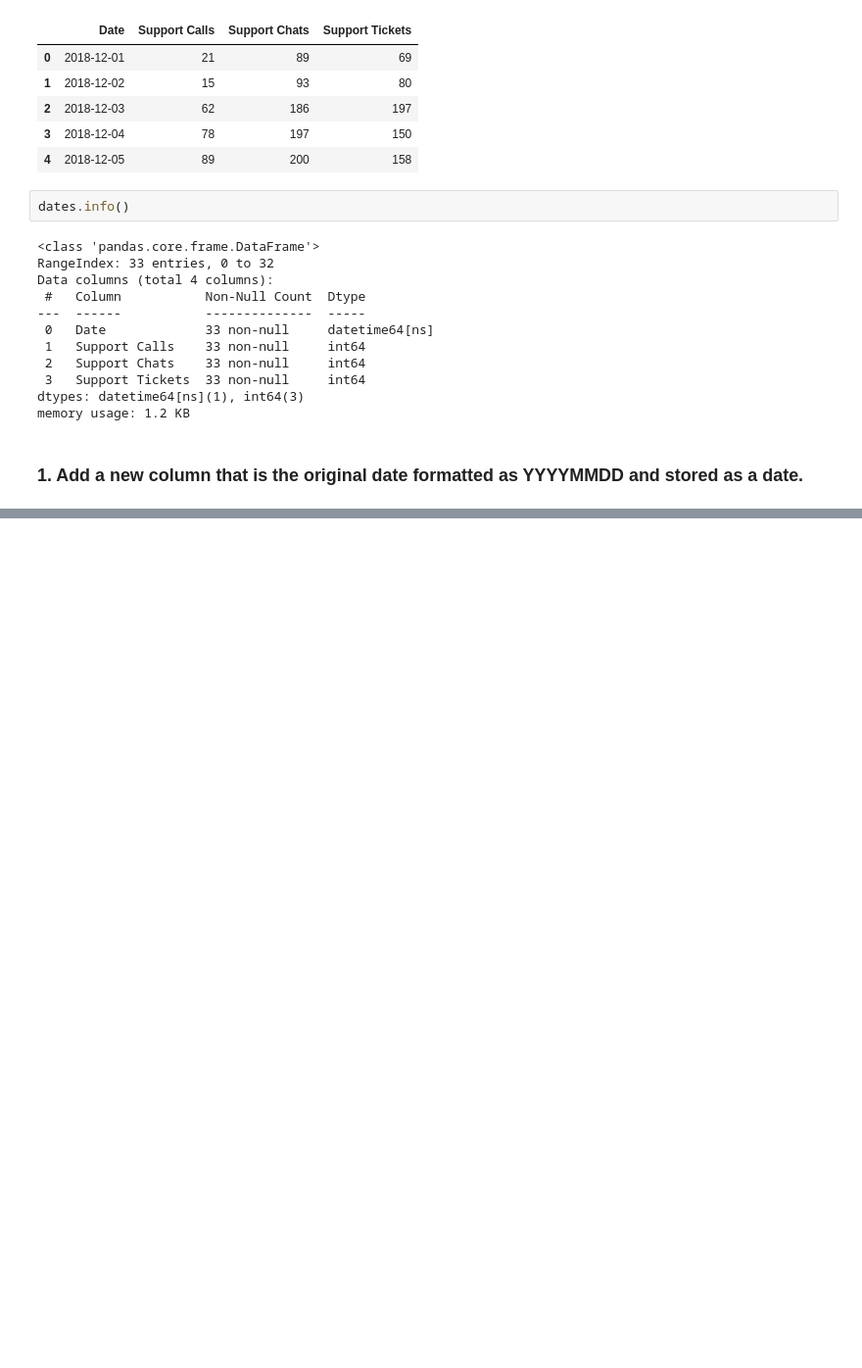
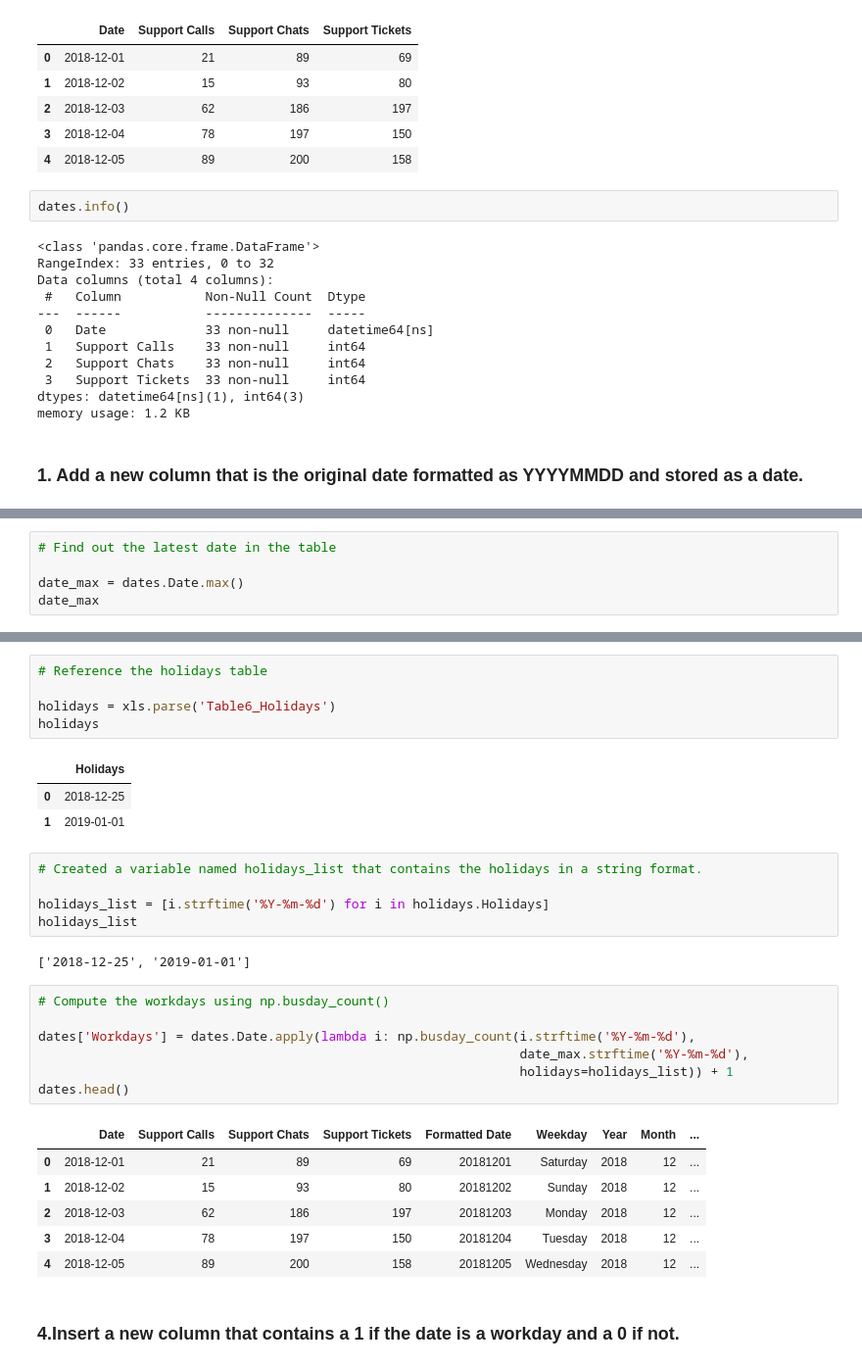
Before and after one commit to Yongliang-Shi/numpy-pandas-visualization-exercises, a Jupyter notebook: spreadsheets_exercises.ipynb, the cells around one changed output, grey strips where cells are left out. Shown at 98% size. Drawn from its saved outputs; the diff is of its cells as text; blank space fills up the shorter version.

```diff
--- a/spreadsheets_exercises.ipynb
+++ b/spreadsheets_exercises.ipynb
@@ -115,0 +222,5 @@ memory usage: 1.2 KB
+# %%
+# Find out the latest date in the table
+
+date_max = dates.Date.max()
+date_max
@@ -115,0 +229,32 @@ memory usage: 1.2 KB
+# %%
+# Reference the holidays table
+
+holidays = xls.parse('Table6_Holidays')
+holidays
+# %% [output]
+|  | Holidays |
+| 0 | 2018-12-25 |
+| 1 | 2019-01-01 |
+# %%
+# Created a variable named holidays_list that contains the holidays in a string format.
+
+holidays_list = [i.strftime('%Y-%m-%d') for i in holidays.Holidays]
+holidays_list
+# %% [output]
+['2018-12-25', '2019-01-01']
+# %%
+# Compute the workdays using np.busday_count()
+
+dates['Workdays'] = dates.Date.apply(lambda i: np.busday_count(i.strftime('%Y-%m-%d'),
+                                                               date_max.strftime('%Y-%m-%d'),
+                                                               holidays=holidays_list)) + 1
+dates.head()
+# %% [output]
+|  | Date | Support Calls | Support Chats | Support Tickets | Formatted Date | Weekday | Year | Month | ... |
+| 0 | 2018-12-01 | 21 | 89 | 69 | 20181201 | Saturday | 2018 | 12 | ... |
+| 1 | 2018-12-02 | 15 | 93 | 80 | 20181202 | Sunday | 2018 | 12 | ... |
+| 2 | 2018-12-03 | 62 | 186 | 197 | 20181203 | Monday | 2018 | 12 | ... |
+| 3 | 2018-12-04 | 78 | 197 | 150 | 20181204 | Tuesday | 2018 | 12 | ... |
+| 4 | 2018-12-05 | 89 | 200 | 158 | 20181205 | Wednesday | 2018 | 12 | ... |
+# %% [markdown]
+### 4.Insert a new column that contains a 1 if the date is a workday and a 0 if not.
```
Also changed, not shown: parts of 52 cells of this notebook.
